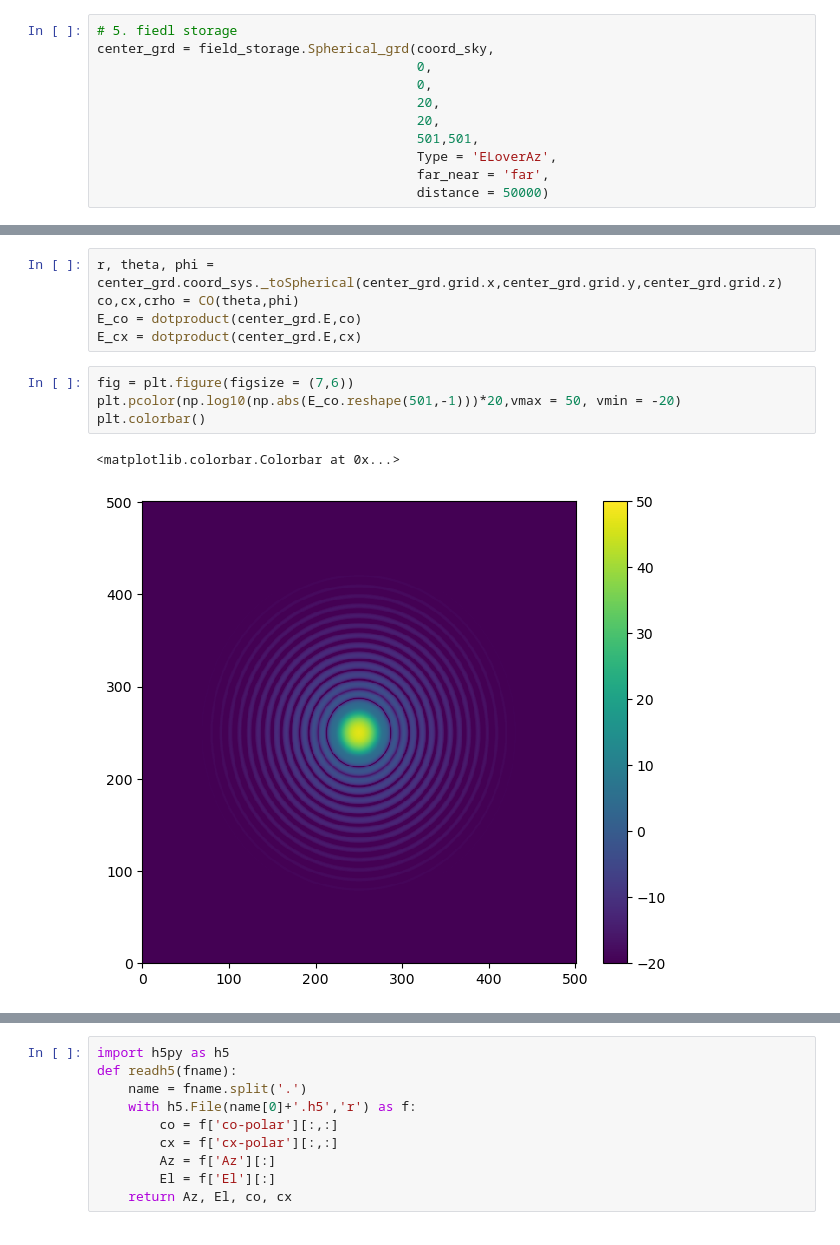
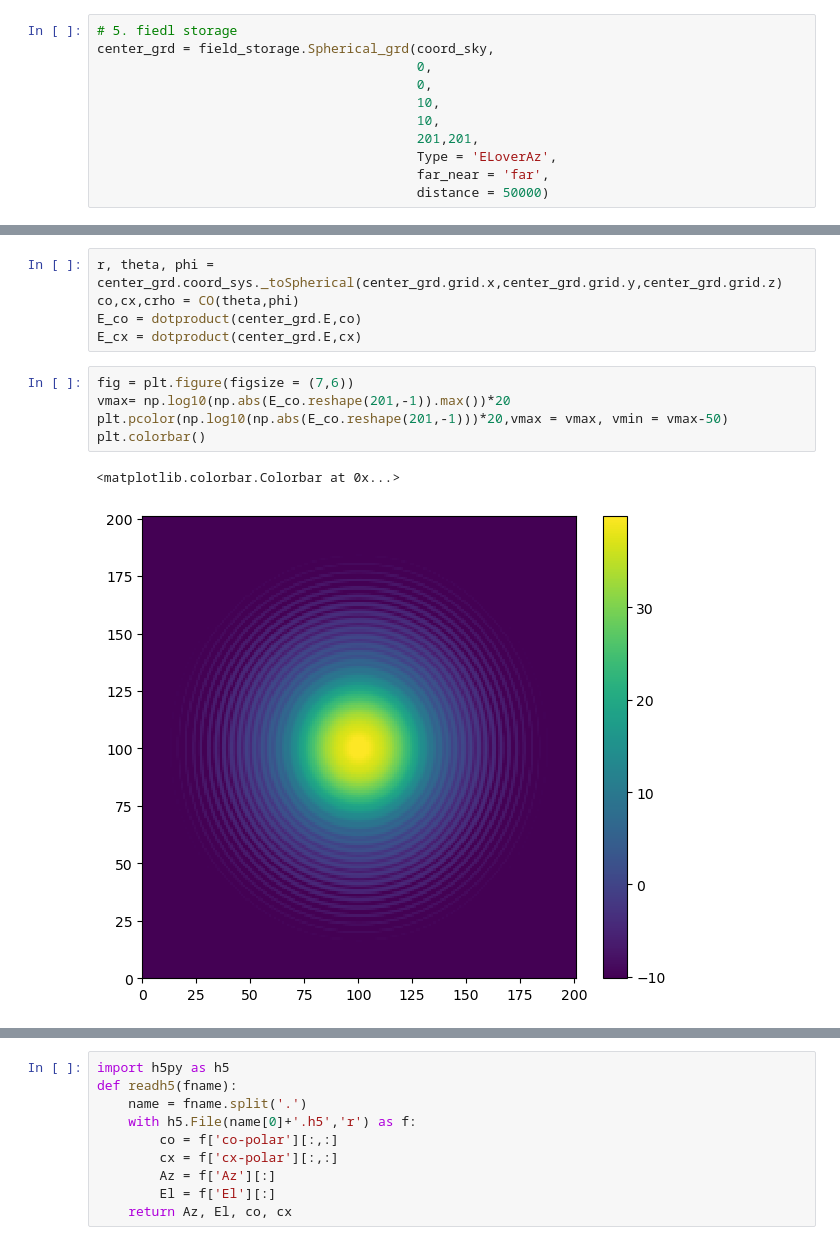
Before and after one commit to XiaodongRencologne/PO_test, a Jupyter notebook: L1_L2_test2.ipynb, the cells around one changed output, grey strips where cells are left out. Drawn from its saved outputs; the diff is of its cells as text.

```diff
--- a/L1_L2_test2.ipynb
+++ b/L1_L2_test2.ipynb
@@ -66,9 +63,9 @@ L2 = lenspy.simple_Lens(3.36,
 center_grd = field_storage.Spherical_grd(coord_sky,
                                          0,
                                          0,
-                                         20,
-                                         20,
-                                         501,501,
+                                         10,
+                                         10,
+                                         201,201,
                                          Type = 'ELoverAz',
                                          far_near = 'far',
                                          distance = 50000)
@@ -126,10 +183,11 @@ E_co = dotproduct(center_grd.E,co)
 E_cx = dotproduct(center_grd.E,cx)
 # %%
 fig = plt.figure(figsize = (7,6))
-plt.pcolor(np.log10(np.abs(E_co.reshape(501,-1)))*20,vmax = 50, vmin = -20)
+vmax= np.log10(np.abs(E_co.reshape(201,-1)).max())*20
+plt.pcolor(np.log10(np.abs(E_co.reshape(201,-1)))*20,vmax = vmax, vmin = vmax-50)
 plt.colorbar()
 # %% [output]
 <matplotlib.colorbar.Colorbar at 0x...>
-[figure, old version]
+[figure, new version]
 # %%
 fig = plt.figure(figsize = (7,6))
```
Also changed, not shown: parts of 25 cells of this notebook, 6 other files.
